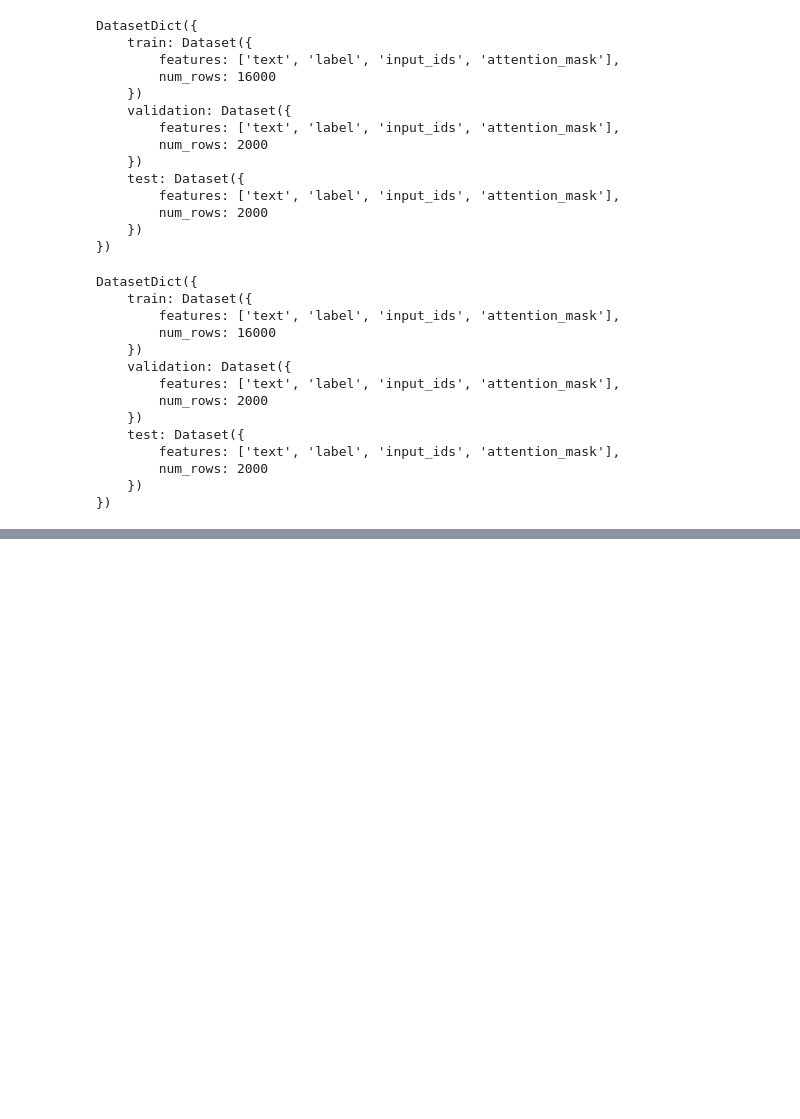
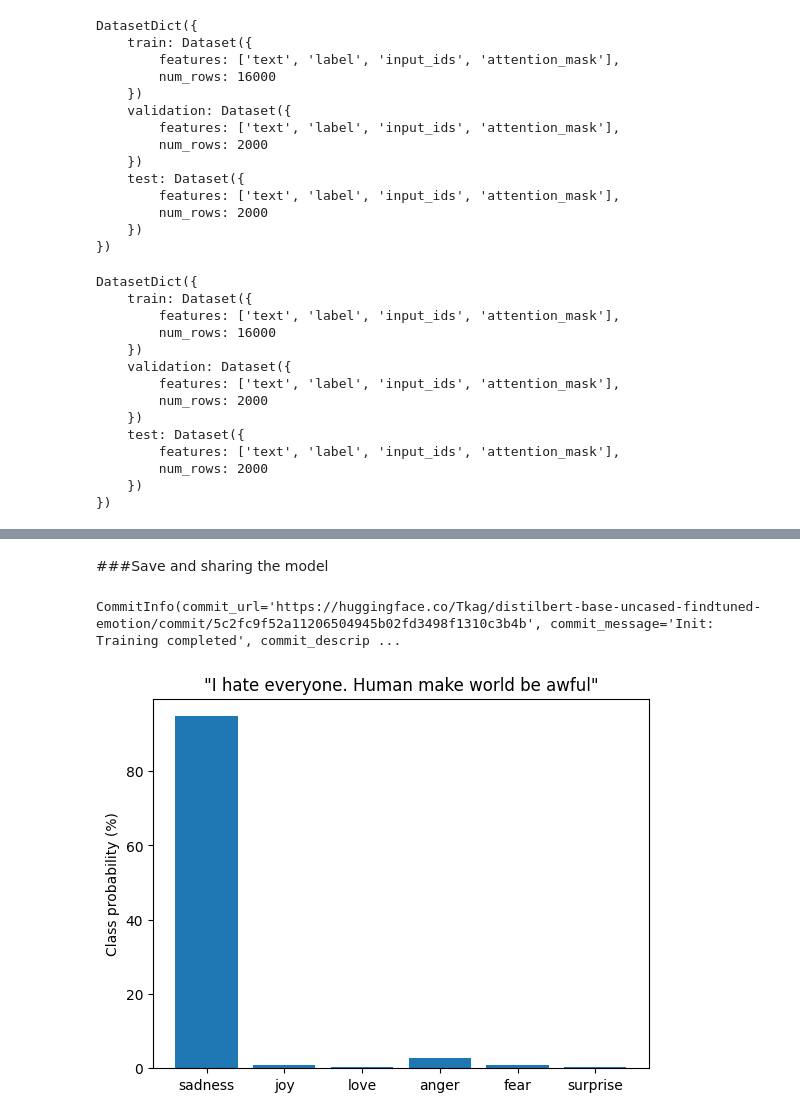
Before and after one commit to Tkag0001/Practice_NLP_with_transformer, a Jupyter notebook: Text_classification_chapter_2.ipynb, the cells around one changed output, grey strips where cells are left out. Cells and saved outputs as stored; diff of their text form; code cells hidden in the pictures; blank space fills up the shorter version.

Commit message:
Final: finish text-classification chapter, push model to hugging face

```diff
--- a/Text_classification_chapter_2.ipynb
+++ b/Text_classification_chapter_2.ipynb
@@ -1048,0 +1049,6 @@ display(df_test.sort_values("loss", ascending=False).head(10))
+# %% [markdown]
+###Save and sharing the model
+# %%
+trainer.push_to_hub(commit_message="Init: Training completed")
+# %% [output]
+CommitInfo(commit_url='https://huggingface.co/Tkag/distilbert-base-uncased-findtuned-emotion/commit/5c2fc9f52a11206504945b02fd3498f1310c3b4b', commit_message='Init: Training completed', commit_descrip ...
@@ -1048,0 +1057,14 @@ display(df_test.sort_values("loss", ascending=False).head(10))
+# %%
+model_id = "Tkag/distilbert-base-uncased-findtuned-emotion"
+classifier = pipeline("text-classification", model = model_id)
+# %%
+custom_tweet = "I hate everyone. Human make world be awful"
+preds = classifier(custom_tweet, return_all_scores = True)
+# %%
+preds_df = pd.DataFrame(preds[0])
+plt.bar(labels, 100*preds_df["score"], color='C0')
+plt.title(f'"{custom_tweet}"')
+plt.ylabel("Class probability (%)")
+plt.show()
+# %% [output]
+[figure, added]
```
Also changed, not shown: parts of 20 cells of this notebook.
